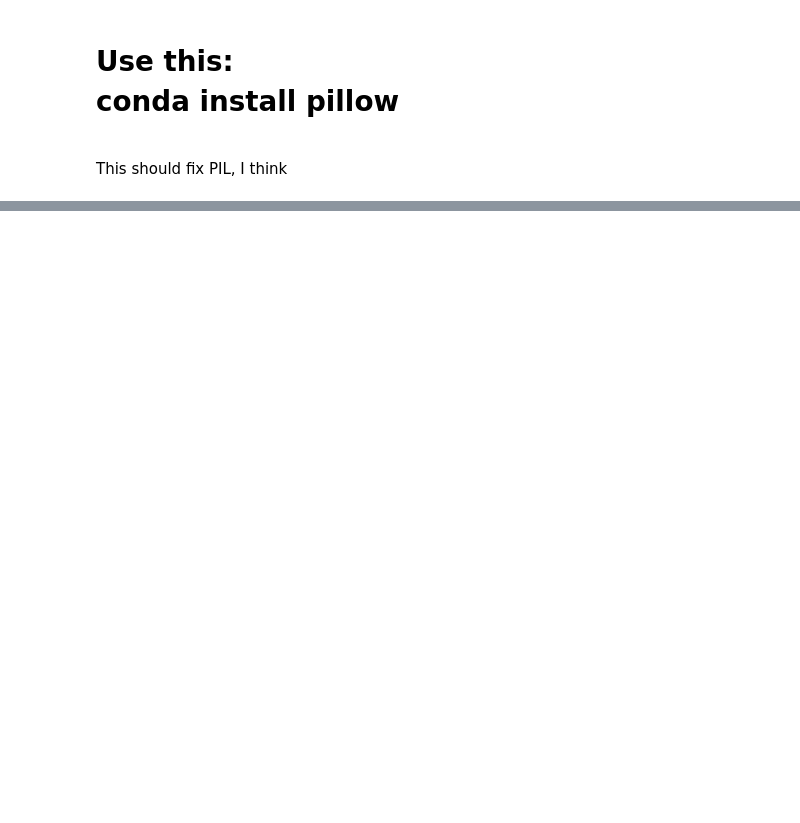
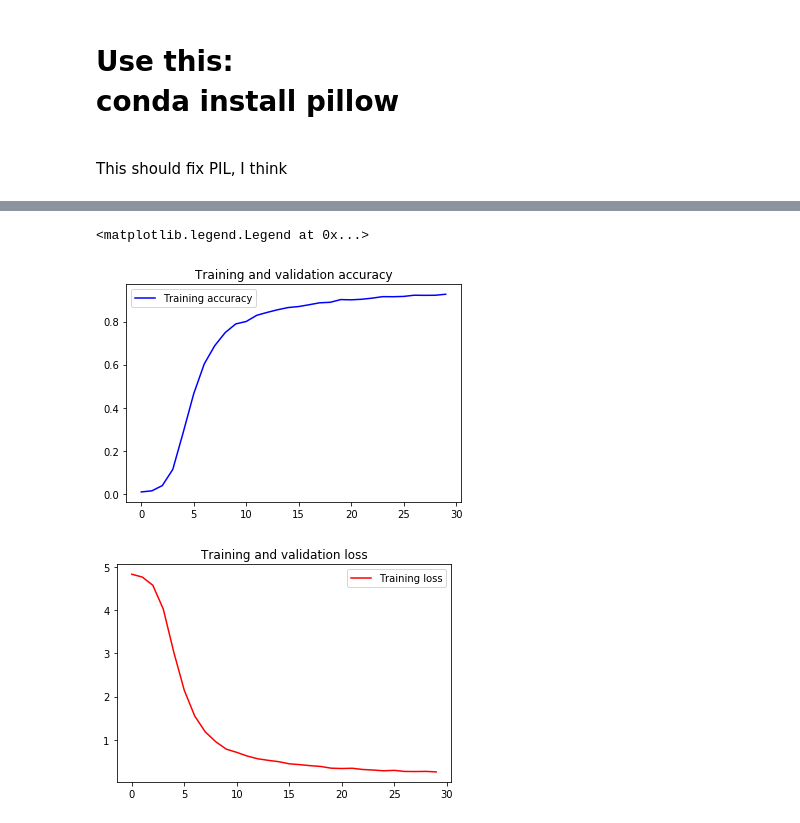
Before and after one commit to agarcia117/CS4662-Project, a Jupyter notebook: Test.ipynb, the cells around one changed output, grey strips where cells are left out. Saved outputs shown, nothing was run; the diff lists cells and outputs as text; code cells hidden in the pictures; blank space fills up the shorter version.

Commit message:
Works but bad accuracy

```diff
--- a/Test.ipynb
+++ b/Test.ipynb
@@ -60,0 +93,3 @@ y.tail(20)
+# %%
+model.add(Convolution2D(64, (3, 3), activation='relu', input_shape=(128,128,1)))
+print(model.output_shape) # -> (None, 26, 26, 32)
@@ -60,0 +112,11 @@ y.tail(20)
+# %%
+# output Fully connected Dense layers:
+model.add(Flatten())
+print(model.output_shape)
+
+model.add(Dense(128, activation='relu'))
+print(model.output_shape)
+
+model.add(Dropout(0.5))
+model.add(Dense(120, activation='softmax'))
+print(model.output_shape)
@@ -60,0 +127,3 @@ y.tail(20)
+# %%
+model.compile(loss='categorical_crossentropy',metrics=['accuracy'],
+              optimizer='adam')
@@ -60,0 +158,5 @@ y.tail(20)
+# %%
+from keras.callbacks import EarlyStopping
+
+early_stopping = EarlyStopping(monitor='val_loss',  min_delta=0.01, patience=3)
+fitted_model = model.fit(X_train, y_train, validation_split=0.25, batch_size=32, epochs=15, verbose=1)
@@ -60,0 +181,24 @@ y.tail(20)
+# %%
+import matplotlib.pyplot as plt
+
+%matplotlib inline
+
+accuracy = fitted_model.history['acc']
+#val_accuracy = history.history['val_acc']
+loss = fitted_model.history['loss']
+#val_loss = history.history['val_loss']
+epochs = range(len(accuracy))
+plt.plot(epochs, accuracy, 'b-', label='Training accuracy')
+#plt.plot(epochs, val_accuracy, 'b', label='Validation accuracy')
+plt.title('Training and validation accuracy')
+plt.legend()
+plt.figure()
+plt.plot(epochs, loss, 'r-', label='Training loss')
+#plt.plot(epochs, val_loss, 'b', label='Validation loss')
+plt.title('Training and validation loss')
+plt.legend()
+# plt.show()
+# %% [output]
+<matplotlib.legend.Legend at 0x...>
+[figure, added]
+[figure, added]
```
Also changed, not shown: parts of 32 cells of this notebook.
